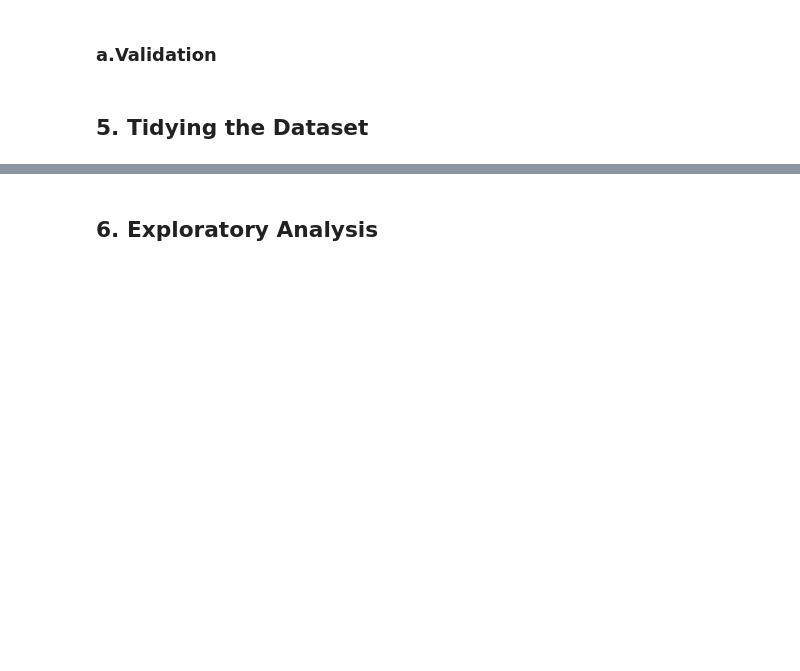
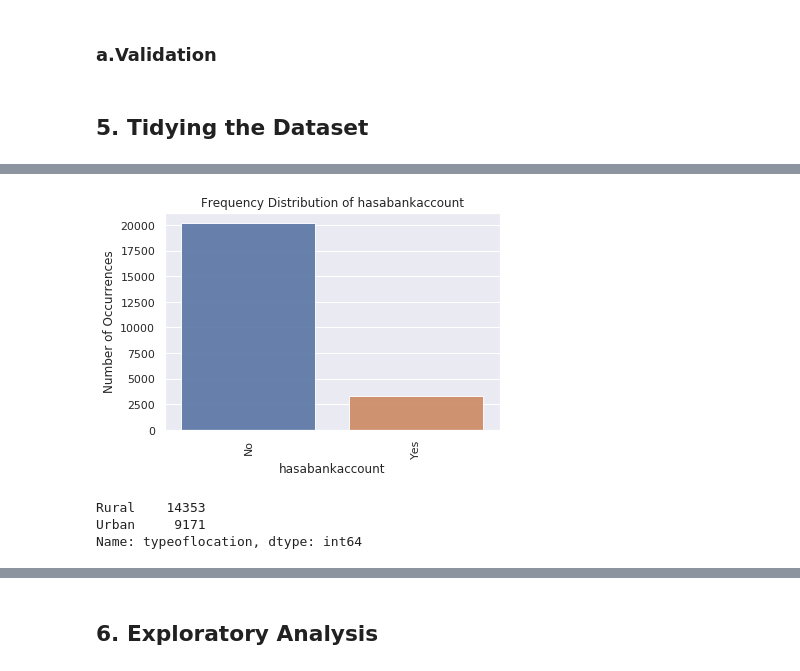
Before and after one commit to abel-keya/Core_W2_Independent_Project_Abel_Keya, a Jupyter notebook: Moringa_Data_Science_Core_W2_Independent_Project_Abel_Keya_Python_Notebook.ipynb, the cells around one changed output, grey strips where cells are left out. Drawn from its saved outputs; the diff is of its cells as text; code cells hidden in the pictures; blank space fills up the shorter version.

```diff
--- a/Moringa_Data_Science_Core_W2_Independent_Project_Abel_Keya_Python_Notebook.ipynb
+++ b/Moringa_Data_Science_Core_W2_Independent_Project_Abel_Keya_Python_Notebook.ipynb
@@ -126,0 +283,21 @@ Making sure your data matches something outside of the dataset is very important
+# %%
+#plot a barplot of the frequency distribution of a categorical feature using the seaborn package, which shows the frequency distribution of the 'Type of Job' column
+%matplotlib inline
+import seaborn as sns
+import matplotlib.pyplot as plt
+hasabankaccount_count = data2['hasabankaccount'].value_counts()
+sns.set(style="darkgrid")
+sns.barplot(hasabankaccount_count.index, hasabankaccount_count.values, alpha=0.9)
+plt.title('Frequency Distribution of hasabankaccount')
+plt.ylabel('Number of Occurrences', fontsize=12)
+plt.xlabel('hasabankaccount', fontsize=12)
+plt.xticks(rotation=90)
+plt.show()
+# %% [output]
+[figure, added]
+# %%
+print(data2['typeoflocation'].value_counts())
+# %% [output]
+Rural    14353
+Urban     9171
+Name: typeoflocation, dtype: int64
```
Also changed, not shown: parts of 68 cells of this notebook.
